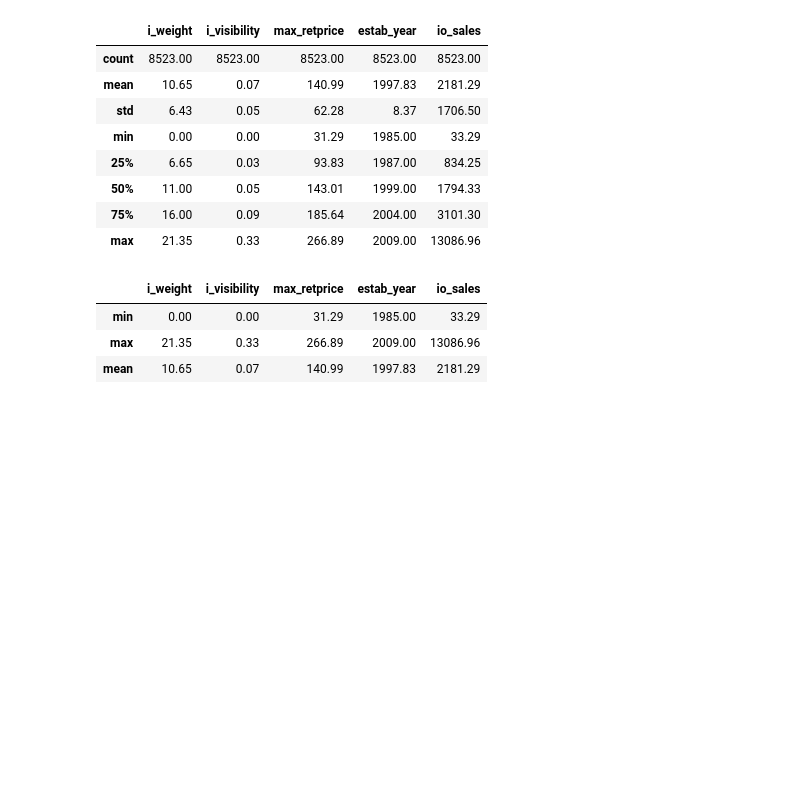
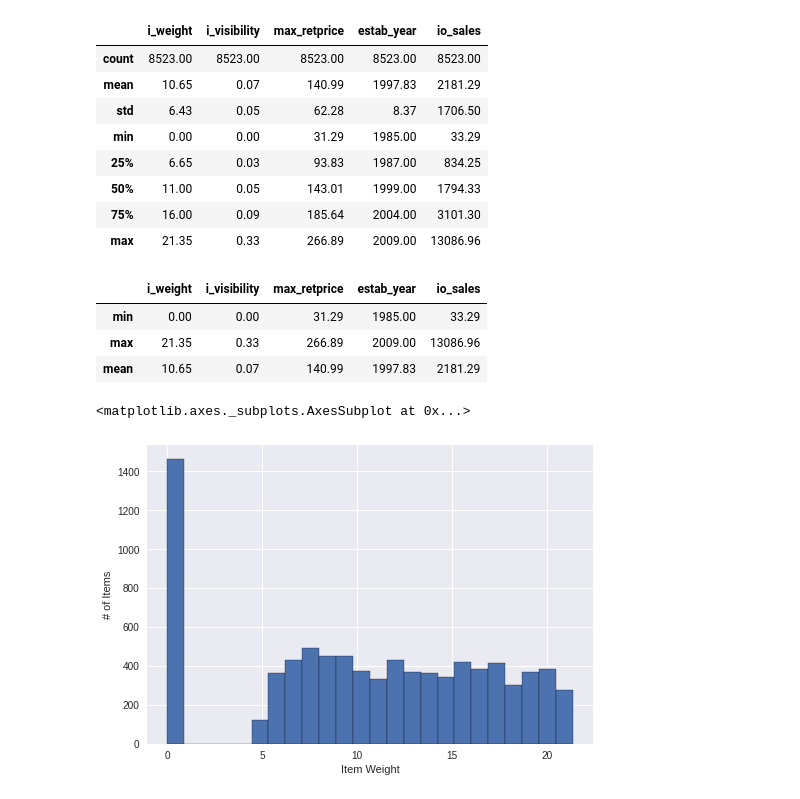
Before and after one commit to Jkhou1000/Market-Project, a Jupyter notebook: Project_1.ipynb, the cells around one changed output. Drawn from its saved outputs; the diff is of its cells as text; code cells hidden in the pictures; blank space fills up the shorter version.

```diff
--- a/Project_1.ipynb
+++ b/Project_1.ipynb
@@ -301,0 +306,9 @@ acco.agg(['min', 'max', 'mean']).round(2)
+# %%
+plt.style.use("seaborn")
+plt.xlabel("Item Weight")
+plt.ylabel('# of Items')
+df_food['i_weight'].hist(bins = 'auto', edgecolor = 'black')
+#An abundant amount of items barely weigh over 0.
+# %% [output]
+<matplotlib.axes._subplots.AxesSubplot at 0x...>
+[figure, added]
```
Also changed, not shown: parts of 9 cells of this notebook.
